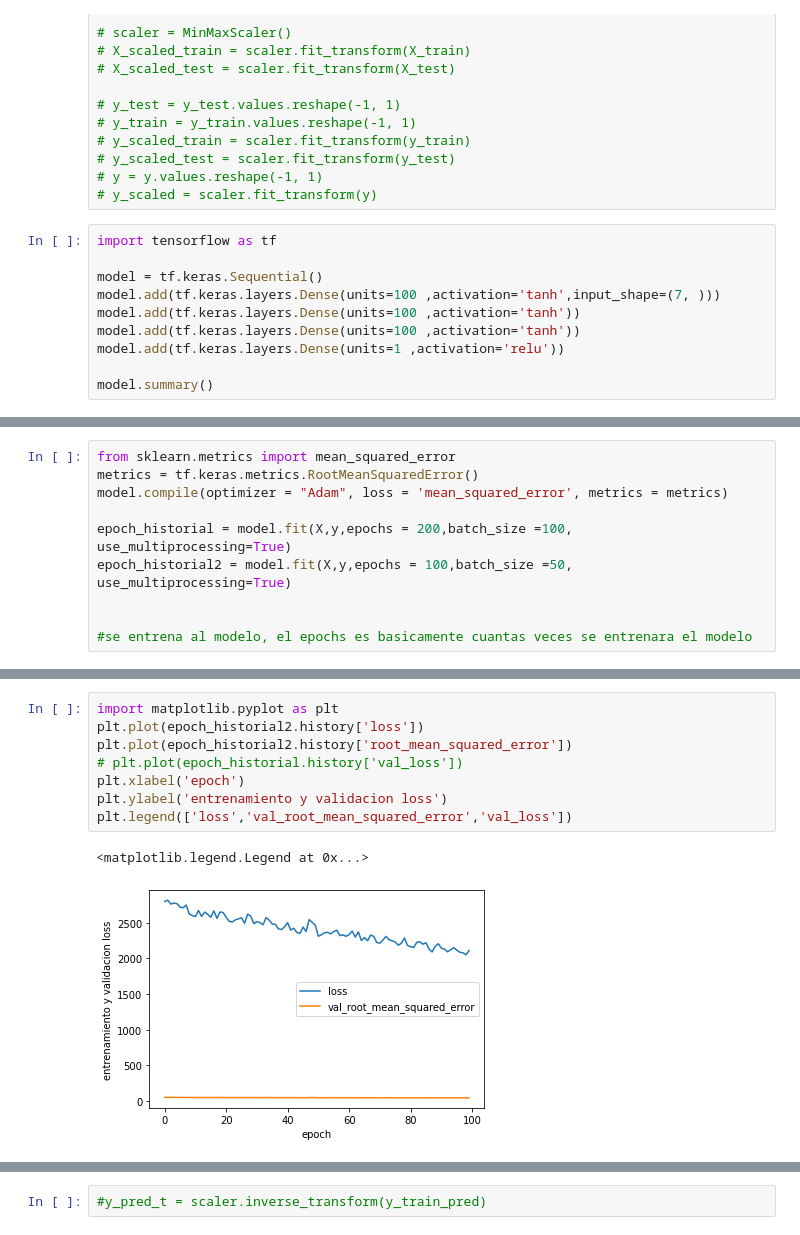
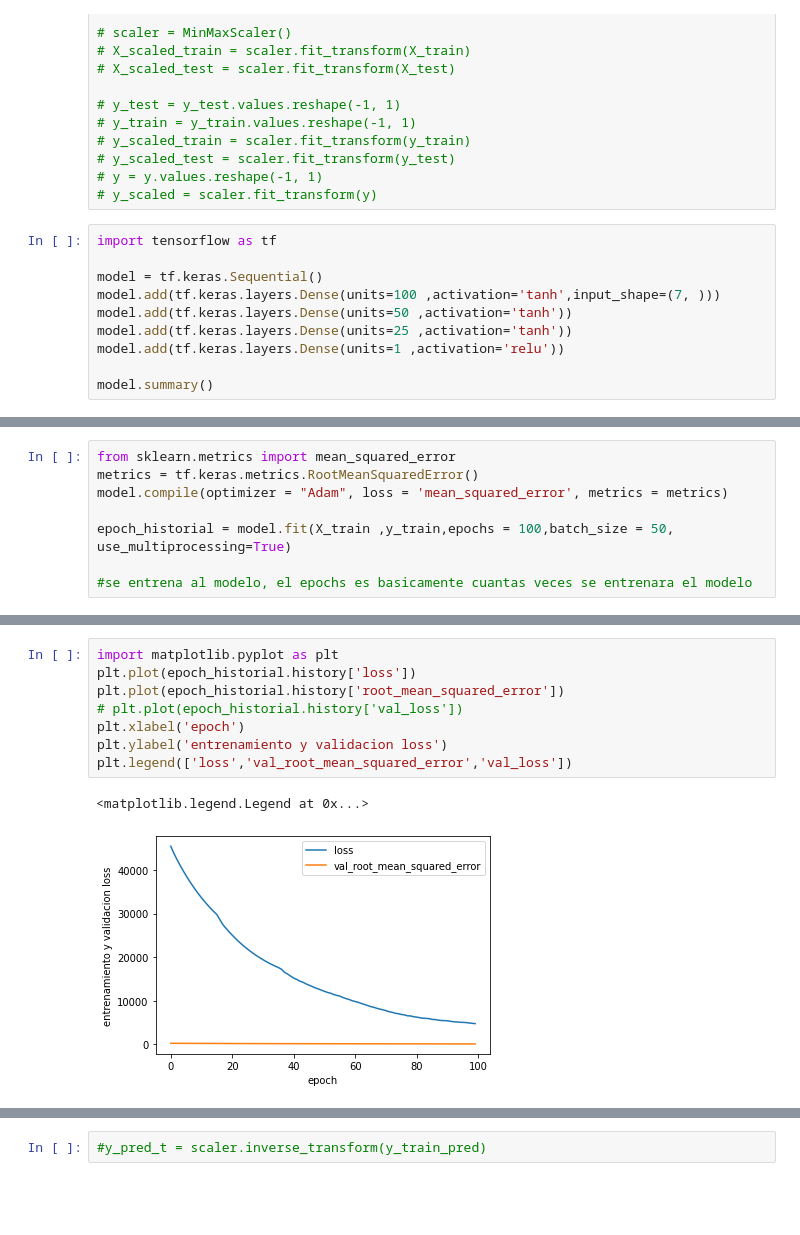
Before and after one commit to luqui5/Datathon, a Jupyter notebook: LucasSanchez.ipynb, the cells around one changed output, grey strips where cells are left out. Saved outputs shown, nothing was run; the diff lists cells and outputs as text; blank space fills up the shorter version.

```diff
--- a/LucasSanchez.ipynb
+++ b/LucasSanchez.ipynb
@@ -63,8 +63,8 @@ import tensorflow as tf
 
 model = tf.keras.Sequential()
 model.add(tf.keras.layers.Dense(units=100 ,activation='tanh',input_shape=(7, )))
-model.add(tf.keras.layers.Dense(units=100 ,activation='tanh'))
-model.add(tf.keras.layers.Dense(units=100 ,activation='tanh'))
+model.add(tf.keras.layers.Dense(units=50 ,activation='tanh'))
+model.add(tf.keras.layers.Dense(units=25 ,activation='tanh'))
 model.add(tf.keras.layers.Dense(units=1 ,activation='relu'))
 
 model.summary()
@@ -91,9 +91,7 @@ from sklearn.metrics import mean_squared_error
 metrics = tf.keras.metrics.RootMeanSquaredError()
 model.compile(optimizer = "Adam", loss = 'mean_squared_error', metrics = metrics)
 
-epoch_historial = model.fit(X,y,epochs = 200,batch_size =100, use_multiprocessing=True)
-epoch_historial2 = model.fit(X,y,epochs = 100,batch_size =50, use_multiprocessing=True)
-
+epoch_historial = model.fit(X_train ,y_train,epochs = 100,batch_size = 50, use_multiprocessing=True)
 
 #se entrena al modelo, el epochs es basicamente cuantas veces se entrenara el modelo
 # %% [output]
@@ -120,13 +118,13 @@ epoch_historial4.history.keys()
 dict_keys(['loss', 'root_mean_squared_error'])
 # %%
 import matplotlib.pyplot as plt
-plt.plot(epoch_historial2.history['loss'])
-plt.plot(epoch_historial2.history['root_mean_squared_error'])
+plt.plot(epoch_historial.history['loss'])
+plt.plot(epoch_historial.history['root_mean_squared_error'])
 # plt.plot(epoch_historial.history['val_loss'])
 plt.xlabel('epoch')
 plt.ylabel('entrenamiento y validacion loss')
 plt.legend(['loss','val_root_mean_squared_error','val_loss'])
 # %% [output]
 <matplotlib.legend.Legend at 0x...>
-[figure, old version]
+[figure, new version]
 # %%
```
Also changed, not shown: parts of 6 cells of this notebook, 1 other file.
